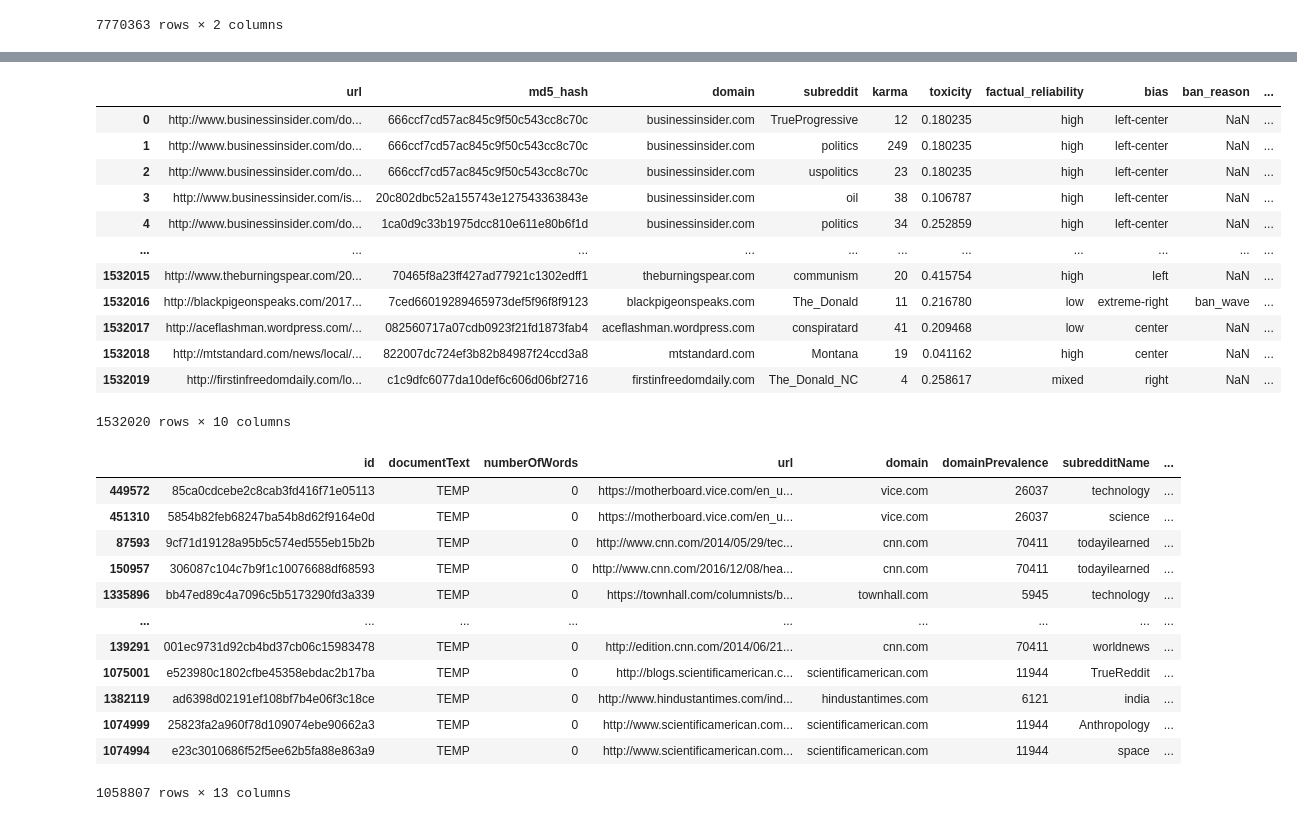
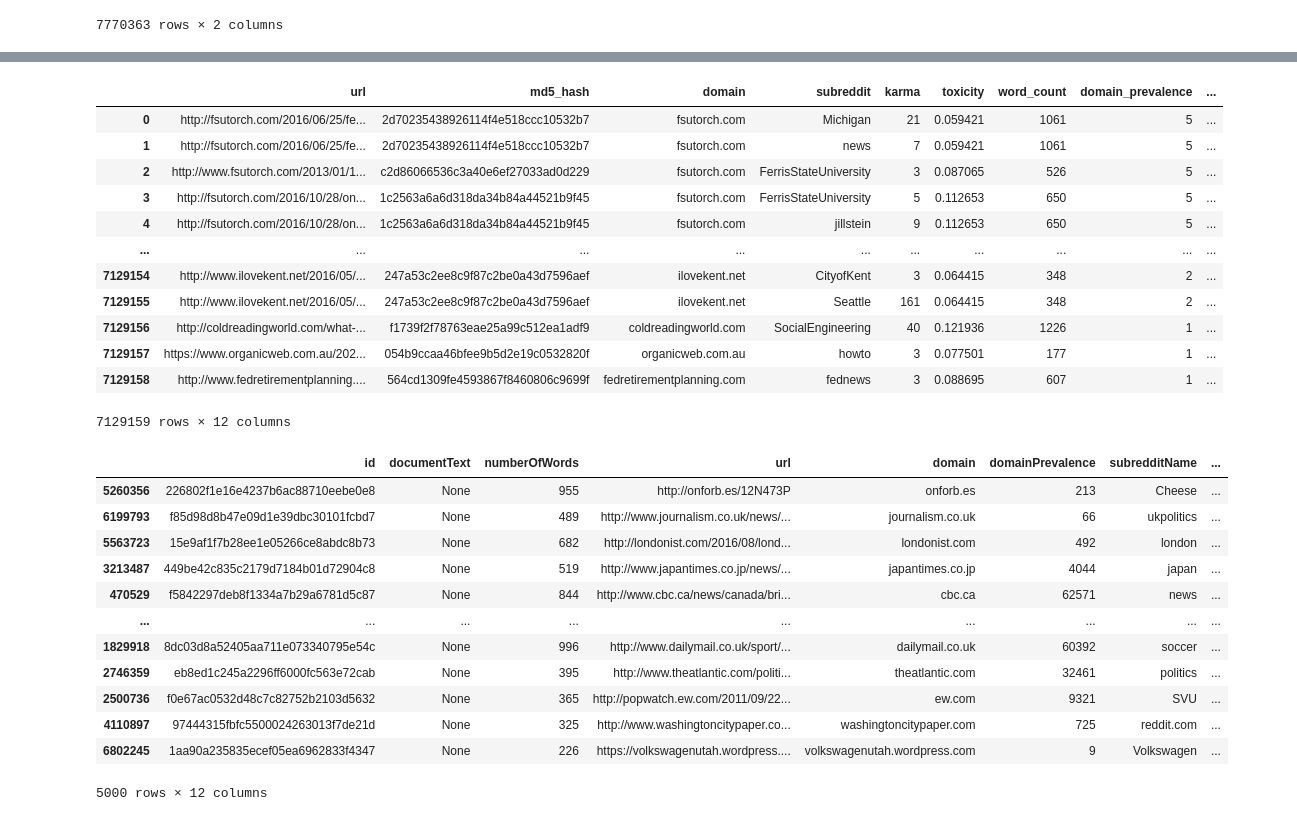
Before and after one commit to allenai/real-toxicity-prompts, a Jupyter notebook: notebooks/corpus_viz_data.ipynb, the cells around one changed output, grey strips where cells are left out. Drawn from its saved outputs; the diff is of its cells as text; code cells hidden in the pictures.

```diff
--- a/notebooks/corpus_viz_data.ipynb
+++ b/notebooks/corpus_viz_data.ipynb
@@ -103,3 +94,9 @@ toxicity
 | 7770361 | 0.184078 | 76ddc4a3d542b0eb6018068c01a26646 |
 | 7770362 | 0.228537 | b7402190b7bb1b096c3d2f5d6c09fb46 |
 7770363 rows × 2 columns
+# %%
+subscriber_counts = pd.read_json(DATA_DIR / 'reddit' / 'reddit_subscriber_counts.jsonl',
+                                 lines=True,
+                                 dtype={'subreddit': str, 'subscribers': pd.Int64Dtype()})
+subscriber_counts.subscribers = subscriber_counts.subscribers.astype(pd.Int64Dtype())
+subscriber_counts
@@ -105,0 +117,3 @@ toxicity
+# %%
+word_counts = pd.read_csv(DATA_DIR / 'openwebtext' / 'openwebtext_word_counts.csv')
+word_counts
@@ -106,53 +134,57 @@ toxicity
 # %%
 df = docs.merge(toxicity)
-df = df.merge(mbfc)
+df = df.merge(word_counts)
+df = df.merge(domain_prevalence)
+
+# Allow null for this data
+df = df.merge(mbfc, how='left')
 df = df.merge(banned_subs, how='left')
-df = df.merge(domain_prevalence)
+df = df.merge(subscriber_counts, how='left')
+
 df
 # %% [output]
-|  | url | md5_hash | domain | subreddit | karma | toxicity | factual_reliability | bias | ban_reason | ... |
-| 0 | http://www.businessinsider.com/do... | 666ccf7cd57ac845c9f50c543cc8c70c | businessinsider.com | TrueProgressive | 12 | 0.180235 | high | left-center | NaN | ... |
-| 1 | http://www.businessinsider.com/do... | 666ccf7cd57ac845c9f50c543cc8c70c | businessinsider.com | politics | 249 | 0.180235 | high | left-center | NaN | ... |
-| 2 | http://www.businessinsider.com/do... | 666ccf7cd57ac845c9f50c543cc8c70c | businessinsider.com | uspolitics | 23 | 0.180235 | high | left-center | NaN | ... |
-| 3 | http://www.businessinsider.com/is... | 20c802dbc52a155743e127543363843e | businessinsider.com | oil | 38 | 0.106787 | high | left-center | NaN | ... |
-| 4 | http://www.businessinsider.com/do... | 1ca0d9c33b1975dcc810e611e80b6f1d | businessinsider.com | politics | 34 | 0.252859 | high | left-center | NaN | ... |
-| ... | ... | ... | ... | ... | ... | ... | ... | ... | ... | ... |
-| 1532015 | http://www.theburningspear.com/20... | 70465f8a23ff427ad77921c1302edff1 | theburningspear.com | communism | 20 | 0.415754 | high | left | NaN | ... |
-| 1532016 | http://blackpigeonspeaks.com/2017... | 7ced66019289465973def5f96f8f9123 | blackpigeonspeaks.com | The_Donald | 11 | 0.216780 | low | extreme-right | ban_wave | ... |
-| 1532017 | http://aceflashman.wordpress.com/... | 082560717a07cdb0923f21fd1873fab4 | aceflashman.wordpress.com | conspiratard | 41 | 0.209468 | low | center | NaN | ... |
-| 1532018 | http://mtstandard.com/news/local/... | 822007dc724ef3b82b84987f24ccd3a8 | mtstandard.com | Montana | 19 | 0.041162 | high | center | NaN | ... |
-| 1532019 | http://firstinfreedomdaily.com/lo... | c1c9dfc6077da10def6c606d06bf2716 | firstinfreedomdaily.com | The_Donald_NC | 4 | 0.258617 | mixed | right | NaN | ... |
+|  | url | md5_hash | domain | subreddit | karma | toxicity | word_count | domain_prevalence | ... |
+| 0 | http://fsutorch.com/2016/06/25/fe... | 2d70235438926114f4e518ccc10532b7 | fsutorch.com | Michigan | 21 | 0.059421 | 1061 | 5 | ... |
+| 1 | http://fsutorch.com/2016/06/25/fe... | 2d70235438926114f4e518ccc10532b7 | fsutorch.com | news | 7 | 0.059421 | 1061 | 5 | ... |
+| 2 | http://www.fsutorch.com/2013/01/1... | c2d86066536c3a40e6ef27033ad0d229 | fsutorch.com | FerrisStateUniversity | 3 | 0.087065 | 526 | 5 | ... |
+| 3 | http://fsutorch.com/2016/10/28/on... | 1c2563a6a6d318da34b84a44521b9f45 | fsutorch.com | FerrisStateUniversity | 5 | 0.112653 | 650 | 5 | ... |
+| 4 | http://fsutorch.com/2016/10/28/on... | 1c2563a6a6d318da34b84a44521b9f45 | fsutorch.com | jillstein | 9 | 0.112653 | 650 | 5 | ... |
+| ... | ... | ... | ... | ... | ... | ... | ... | ... | ... |
+| 7129154 | http://www.ilovekent.net/2016/05/... | 247a53c2ee8c9f87c2be0a43d7596aef | ilovekent.net | CityofKent | 3 | 0.064415 | 348 | 2 | ... |
+| 7129155 | http://www.ilovekent.net/2016/05/... | 247a53c2ee8c9f87c2be0a43d7596aef | ilovekent.net | Seattle | 161 | 0.064415 | 348 | 2 | ... |
+| 7129156 | http://coldreadingworld.com/what-... | f1739f2f78763eae25a99c512ea1adf9 | coldreadingworld.com | SocialEngineering | 40 | 0.121936 | 1226 | 1 | ... |
+| 7129157 | https://www.organicweb.com.au/202... | 054b9ccaa46bfee9b5d2e19c0532820f | organicweb.com.au | howto | 3 | 0.077501 | 177 | 1 | ... |
+| 7129158 | http://www.fedretirementplanning.... | 564cd1309fe4593867f8460806c9699f | fedretirementplanning.com | fednews | 3 | 0.088695 | 607 | 1 | ... |
-1532020 rows × 10 columns
+7129159 rows × 12 columns
 # %%
 out = df.sort_values('karma', ascending=False).drop_duplicates(subset='md5_hash')
 
-out = out.rename(columns={'md5_hash': 'id', 'subreddit': 'subredditName', 'factual_reliability': 'factualReliability', 'domain_prevalence': 'domainPrevalence'})
+out = out.rename(columns={'md5_hash': 'id', 'subreddit': 'subredditName', 'factual_reliability': 'factualReliability', 'domain_prevalence': 'domainPrevalence', 'word_count': 'numberOfWords', 'subscribers': 'subredditPopularity'})
 
-out['isSubredditBanned'] = out['ban_reason'].apply(lambda x: not (pd.isna(x) or x == 'quarantined'))
-out['isSubredditQuarantined'] = out['ban_reason'].apply(lambda x: x == 'quarantined')
+out['isSubredditBannedOrQuarantined'] = ~out['ban_reason'].isna()
 out = out.drop(columns='ban_reason')
 
-out['documentText'] = "TEMP"
-out['numberOfWords'] = 0
-out['subredditPopularity'] = 0
+# FIXME: use correct values here
+out['documentText'] = None
 
 out = out[['id', 'documentText', 'numberOfWords', 'url', 'domain', 'domainPrevalence',
-           'subredditName', 'subredditPopularity', 'isSubredditBanned', 'isSubredditQuarantined',
+           'subredditName', 'subredditPopularity', 'isSubredditBannedOrQuarantined',
            'toxicity', 'factualReliability', 'bias']]
 
+out = out.sample(5_000)
 out
 # %% [output]
 |  | id | documentText | numberOfWords | url | domain | domainPrevalence | subredditName | ... |
-| 449572 | 85ca0cdcebe2c8cab3fd416f71e05113 | TEMP | 0 | https://motherboard.vice.com/en_u... | vice.com | 26037 | technology | ... |
-| 451310 | 5854b82feb68247ba54b8d62f9164e0d | TEMP | 0 | https://motherboard.vice.com/en_u... | vice.com | 26037 | science | ... |
-| 87593 | 9cf71d19128a95b5c574ed555eb15b2b | TEMP | 0 | http://www.cnn.com/2014/05/29/tec... | cnn.com | 70411 | todayilearned | ... |
-| 150957 | 306087c104c7b9f1c10076688df68593 | TEMP | 0 | http://www.cnn.com/2016/12/08/hea... | cnn.com | 70411 | todayilearned | ... |
-| 1335896 | bb47ed89c4a7096c5b5173290fd3a339 | TEMP | 0 | https://townhall.com/columnists/b... | townhall.com | 5945 | technology | ... |
+| 5260356 | 226802f1e16e4237b6ac88710eebe0e8 | None | 955 | http://onforb.es/12N473P | onforb.es | 213 | Cheese | ... |
+| 6199793 | f85d98d8b47e09d1e39dbc30101fcbd7 | None | 489 | http://www.journalism.co.uk/news/... | journalism.co.uk | 66 | ukpolitics | ... |
+| 5563723 | 15e9af1f7b28ee1e05266ce8abdc8b73 | None | 682 | http://londonist.com/2016/08/lond... | londonist.com | 492 | london | ... |
+| 3213487 | 449be42c835c2179d7184b01d72904c8 | None | 519 | http://www.japantimes.co.jp/news/... | japantimes.co.jp | 4044 | japan | ... |
+| 470529 | f5842297deb8f1334a7b29a6781d5c87 | None | 844 | http://www.cbc.ca/news/canada/bri... | cbc.ca | 62571 | news | ... |
 | ... | ... | ... | ... | ... | ... | ... | ... | ... |
-| 139291 | 001ec9731d92cb4bd37cb06c15983478 | TEMP | 0 | http://edition.cnn.com/2014/06/21... | cnn.com | 70411 | worldnews | ... |
-| 1075001 | e523980c1802cfbe45358ebdac2b17ba | TEMP | 0 | http://blogs.scientificamerican.c... | scientificamerican.com | 11944 | TrueReddit | ... |
-| 1382119 | ad6398d02191ef108bf7b4e06f3c18ce | TEMP | 0 | http://www.hindustantimes.com/ind... | hindustantimes.com | 6121 | india | ... |
-| 1074999 | 25823fa2a960f78d109074ebe90662a3 | TEMP | 0 | http://www.scientificamerican.com... | scientificamerican.com | 11944 | Anthropology | ... |
-| 1074994 | e23c3010686f52f5ee62b5fa88e863a9 | TEMP | 0 | http://www.scientificamerican.com... | scientificamerican.com | 11944 | space | ... |
+| 1829918 | 8dc03d8a52405aa711e073340795e54c | None | 996 | http://www.dailymail.co.uk/sport/... | dailymail.co.uk | 60392 | soccer | ... |
+| 2746359 | eb8ed1c245a2296ff6000fc563e72cab | None | 395 | http://www.theatlantic.com/politi... | theatlantic.com | 32461 | politics | ... |
+| 2500736 | f0e67ac0532d48c7c82752b2103d5632 | None | 365 | http://popwatch.ew.com/2011/09/22... | ew.com | 9321 | SVU | ... |
+| 4110897 | 97444315fbfc5500024263013f7de21d | None | 325 | http://www.washingtoncitypaper.co... | washingtoncitypaper.com | 725 | reddit.com | ... |
+| 6802245 | 1aa90a235835ecef05ea6962833f4347 | None | 226 | https://volkswagenutah.wordpress.... | volkswagenutah.wordpress.com | 9 | Volkswagen | ... |
-1058807 rows × 13 columns
+5000 rows × 12 columns
 # %%
```
Also changed, not shown: parts of 5 cells of this notebook, 1 other file.
